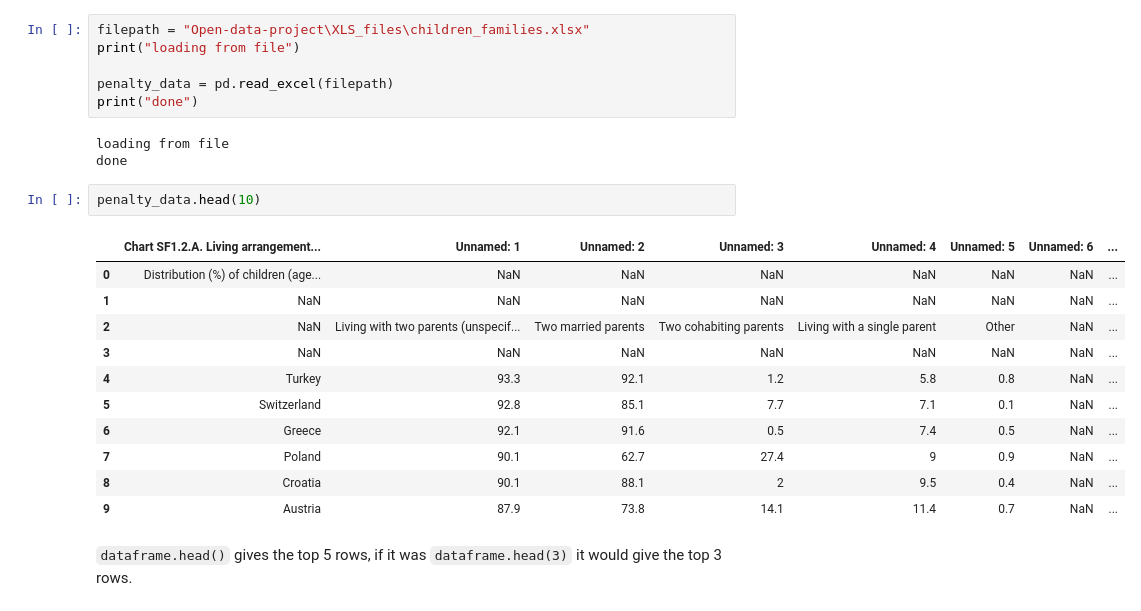
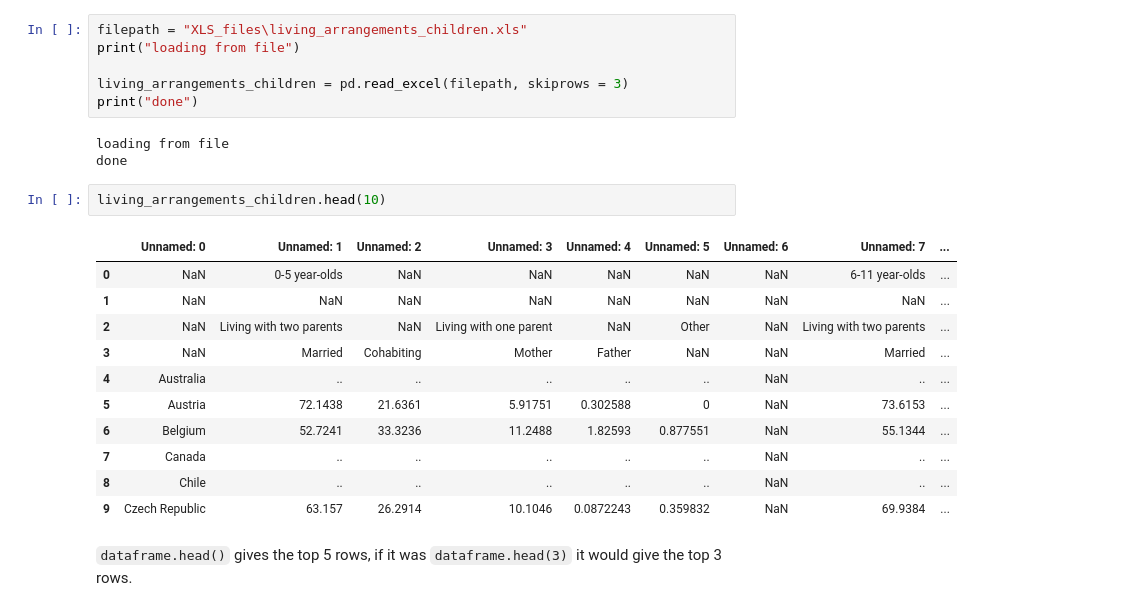
Before and after one commit to raphxcha/Open-data-project, a Jupyter notebook: basic_pandas copy.ipynb, the cells around one changed output. Cells and saved outputs as stored; diff of their text form.

```diff
--- a/basic_pandas copy.ipynb
+++ b/basic_pandas copy.ipynb
@@ -24,28 +24,28 @@ Let's check to see if we've already downloaded the data. It's a big file, so we
 
 Pandas is pretty smart, it can get data from the internet just as easily as from the file system, it just takes a bit longer.
 # %%
-filepath = "Open-data-project\XLS_files\children_families.xlsx"
+filepath = "XLS_files\living_arrangements_children.xls"
 print("loading from file")
 
-penalty_data = pd.read_excel(filepath)
+living_arrangements_children = pd.read_excel(filepath, skiprows = 3)
 print("done")
 # %% [output]
 loading from file
 done
 # %%
-penalty_data.head(10)
+living_arrangements_children.head(10)
 # %% [output]
-|  | Chart SF1.2.A. Living arrangement... | Unnamed: 1 | Unnamed: 2 | Unnamed: 3 | Unnamed: 4 | Unnamed: 5 | Unnamed: 6 | ... |
-| 0 | Distribution (%) of children (age... | NaN | NaN | NaN | NaN | NaN | NaN | ... |
-| 1 | NaN | NaN | NaN | NaN | NaN | NaN | NaN | ... |
-| 2 | NaN | Living with two parents (unspecif... | Two married parents | Two cohabiting parents | Living with a single parent | Other | NaN | ... |
-| 3 | NaN | NaN | NaN | NaN | NaN | NaN | NaN | ... |
-| 4 | Turkey | 93.3 | 92.1 | 1.2 | 5.8 | 0.8 | NaN | ... |
-| 5 | Switzerland | 92.8 | 85.1 | 7.7 | 7.1 | 0.1 | NaN | ... |
-| 6 | Greece | 92.1 | 91.6 | 0.5 | 7.4 | 0.5 | NaN | ... |
-| 7 | Poland | 90.1 | 62.7 | 27.4 | 9 | 0.9 | NaN | ... |
-| 8 | Croatia | 90.1 | 88.1 | 2 | 9.5 | 0.4 | NaN | ... |
-| 9 | Austria | 87.9 | 73.8 | 14.1 | 11.4 | 0.7 | NaN | ... |
+|  | Unnamed: 0 | Unnamed: 1 | Unnamed: 2 | Unnamed: 3 | Unnamed: 4 | Unnamed: 5 | Unnamed: 6 | Unnamed: 7 | ... |
+| 0 | NaN | 0-5 year-olds | NaN | NaN | NaN | NaN | NaN | 6-11 year-olds | ... |
+| 1 | NaN | NaN | NaN | NaN | NaN | NaN | NaN | NaN | ... |
+| 2 | NaN | Living with two parents | NaN | Living with one parent | NaN | Other | NaN | Living with two parents | ... |
+| 3 | NaN | Married | Cohabiting | Mother | Father | NaN | NaN | Married | ... |
+| 4 | Australia | .. | .. | .. | .. | .. | NaN | .. | ... |
+| 5 | Austria | 72.1438 | 21.6361 | 5.91751 | 0.302588 | 0 | NaN | 73.6153 | ... |
+| 6 | Belgium | 52.7241 | 33.3236 | 11.2488 | 1.82593 | 0.877551 | NaN | 55.1344 | ... |
+| 7 | Canada | .. | .. | .. | .. | .. | NaN | .. | ... |
+| 8 | Chile | .. | .. | .. | .. | .. | NaN | .. | ... |
+| 9 | Czech Republic | 63.157 | 26.2914 | 10.1046 | 0.0872243 | 0.359832 | NaN | 69.9384 | ... |
 # %% [markdown]
 `dataframe.head()` gives the top 5 rows, if it was `dataframe.head(3)` it would give the top 3 rows.
 # %% [markdown]
```
Also changed, not shown: parts of 29 cells of this notebook.
